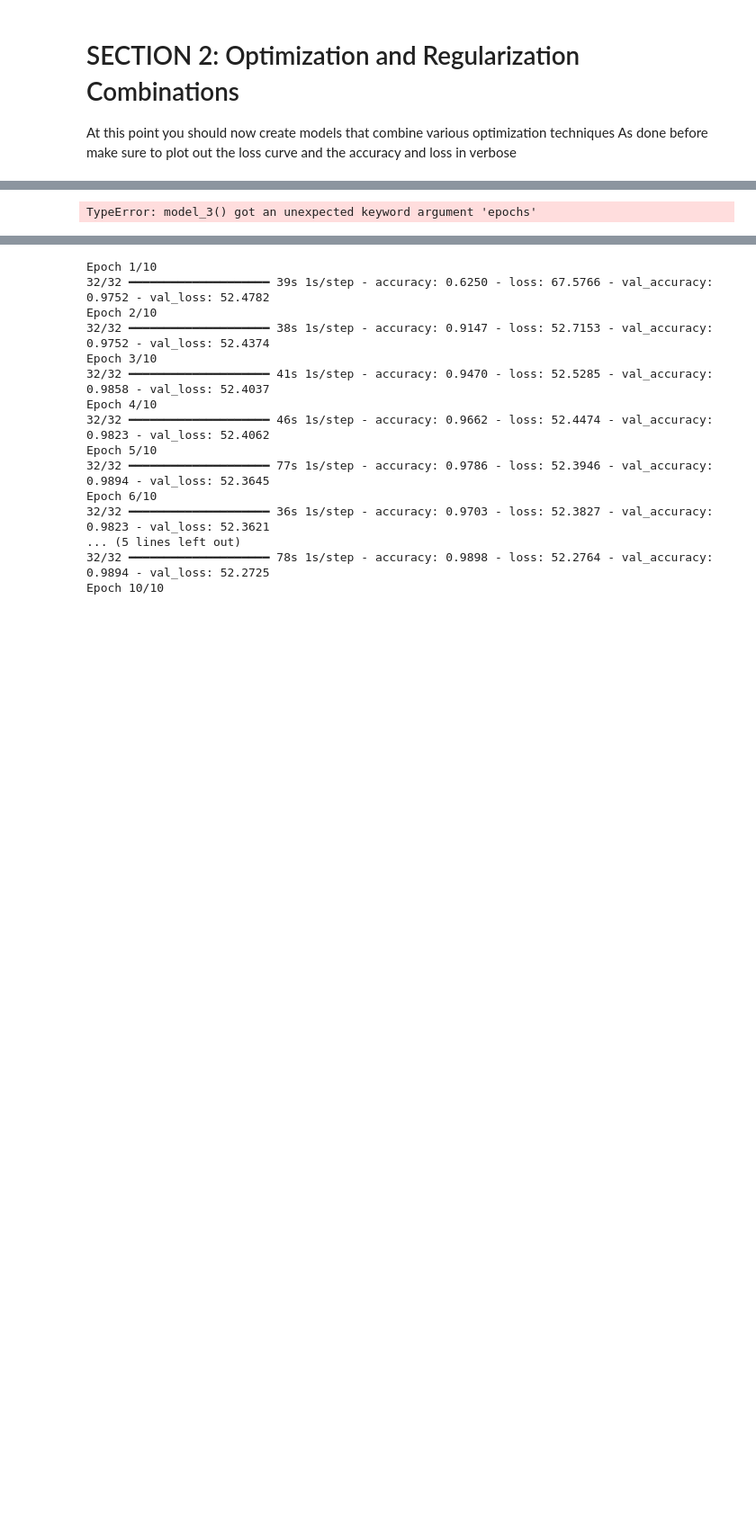
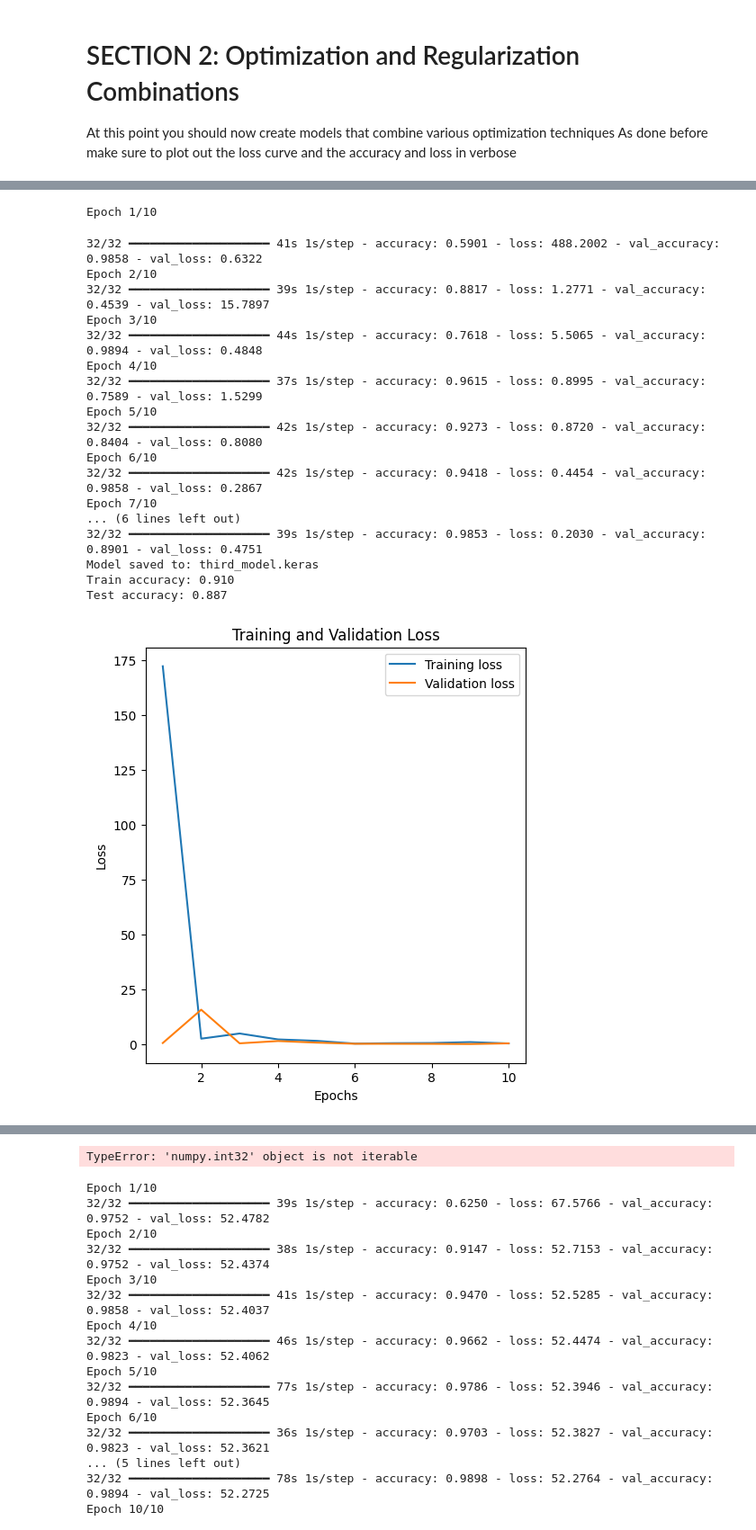
Before and after one commit to tomunizua/summative_bananaguard, a Jupyter notebook: Summative_Intro_to_ml_TheodoraOmunizua_assignment.ipynb, the cells around one changed output, grey strips where cells are left out. Shown: that part at 90% size. Saved outputs shown, nothing was run; the diff lists cells and outputs as text; code cells hidden in the pictures; blank space fills up the shorter version.

```diff
--- a/Summative_Intro_to_ml_TheodoraOmunizua_assignment.ipynb
+++ b/Summative_Intro_to_ml_TheodoraOmunizua_assignment.ipynb
@@ -411,5 +409,5 @@ TypeError: 'numpy.int32' object is not iterable
 # %%
-def model_3(input_shape, num_classes, dropout=0.2, learning_rate=0.001, save_path="third_model.keras"):  # RMSprop, L2
+def model_3(input_shape, num_classes, dropout=0.2, learning_rate=0.001):  # RMSprop, L2
     """Creates and compiles a CNN model with RMSprop and L2 regularization."""
     regularizer = tf.keras.regularizers.l2(0.001)  # L2 regularization
 
@@ -435,8 +433,8 @@ def model_3(input_shape, num_classes, dropout=0.2, learning_rate=0.001, save_pat
                       epochs=10,
                       callbacks=[early_stopping])
 
-    model.save(save_path)
-    print(f"Model saved to: {save_path}")
+    model.save("third_model.keras")
+    print(f"Model saved to: third_model.keras")
     return model, history
 
 # --- Main Execution ---
@@ -445,10 +443,10 @@ input_shape = (128, 128, 3)  # Define input shape
 num_classes = len(le.classes_)  # Define number of classes
 
 # Create and train the model
-model, history = model_3(input_shape, num_classes, epochs=10, save_path="third_model.keras")
+model, history = model_3(input_shape, num_classes, dropout=0.2, learning_rate=0.001)
 
-# Load the model
-loaded_model = tf.keras.models.load_model("third_model.keras")
+# # Load the model
+# loaded_model = tf.keras.models.load_model("third_model.keras")
 
 # --- Model Evaluation and Visualization ---
 def evaluate_model(model, train_dataset, test_dataset):
@@ -518,31 +516,49 @@ def plot_confusion_matrix(model, dataset, le):
     plt.imshow(cm, interpolation='nearest', cmap=plt.cm.Blues)
     plt.title('Confusion Matrix')
     plt.colorbar()
     tick_marks = np.arange(len(le.classes_))
     plt.xticks(tick_marks, le.classes_, rotation=45)
     plt.yticks(tick_marks, le.classes_)
 
     thresh = cm.max() / 2.
     for i, j in itertools.product(range(cm.shape[0]), range(cm.shape[1])):
         plt.text(j, i, cm[i, j],
                  horizontalalignment="center",
                  color="white" if cm[i, j] > thresh else "black")
 
     plt.tight_layout()
     plt.ylabel('True Label')
     plt.xlabel('Predicted Label')
     plt.show()
 
 plot_confusion_matrix(model, test_dataset, le)
 
 # Classification Report
 y_true = []
 y_pred = []
 for images, labels in test_dataset:
   y_true.extend(labels.numpy())
   y_pred_batch = model.predict(images)
   y_pred.extend(np.argmax(y_pred_batch, axis=1))
 
 print(classification_report(y_true, y_pred, target_names=le.classes_)) # Print report
 # %% [output]
-TypeError: model_3() got an unexpected keyword argument 'epochs'
+Epoch 1/10
+32/32 ━━━━━━━━━━━━━━━━━━━━ 41s 1s/step - accuracy: 0.5901 - loss: 488.2002 - val_accuracy: 0.9858 - val_loss: 0.6322
+Epoch 2/10
+32/32 ━━━━━━━━━━━━━━━━━━━━ 39s 1s/step - accuracy: 0.8817 - loss: 1.2771 - val_accuracy: 0.4539 - val_loss: 15.7897
+Epoch 3/10
+32/32 ━━━━━━━━━━━━━━━━━━━━ 44s 1s/step - accuracy: 0.7618 - loss: 5.5065 - val_accuracy: 0.9894 - val_loss: 0.4848
+Epoch 4/10
+32/32 ━━━━━━━━━━━━━━━━━━━━ 37s 1s/step - accuracy: 0.9615 - loss: 0.8995 - val_accuracy: 0.7589 - val_loss: 1.5299
+Epoch 5/10
+32/32 ━━━━━━━━━━━━━━━━━━━━ 42s 1s/step - accuracy: 0.9273 - loss: 0.8720 - val_accuracy: 0.8404 - val_loss: 0.8080
+Epoch 6/10
+32/32 ━━━━━━━━━━━━━━━━━━━━ 42s 1s/step - accuracy: 0.9418 - loss: 0.4454 - val_accuracy: 0.9858 - val_loss: 0.2867
+Epoch 7/10
+... (6 lines left out)
+32/32 ━━━━━━━━━━━━━━━━━━━━ 39s 1s/step - accuracy: 0.9853 - loss: 0.2030 - val_accuracy: 0.8901 - val_loss: 0.4751
+Model saved to: third_model.keras
+Train accuracy: 0.910
+Test accuracy: 0.887
+[figure, added]
@@ -549,3 +566,4 @@ TypeError: model_3() got an unexpected keyword argument 'epochs'
+TypeError: 'numpy.int32' object is not iterable
 # %%
 def model_4():
     model = tf.keras.models.Sequential()
```
Also changed, not shown: parts of 7 cells of this notebook.
